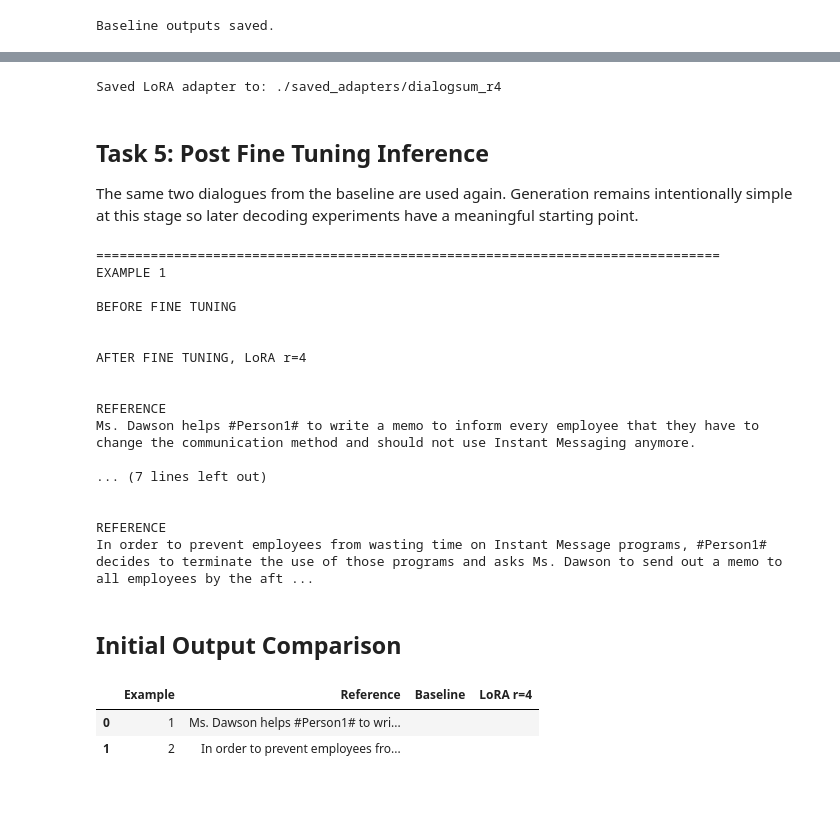
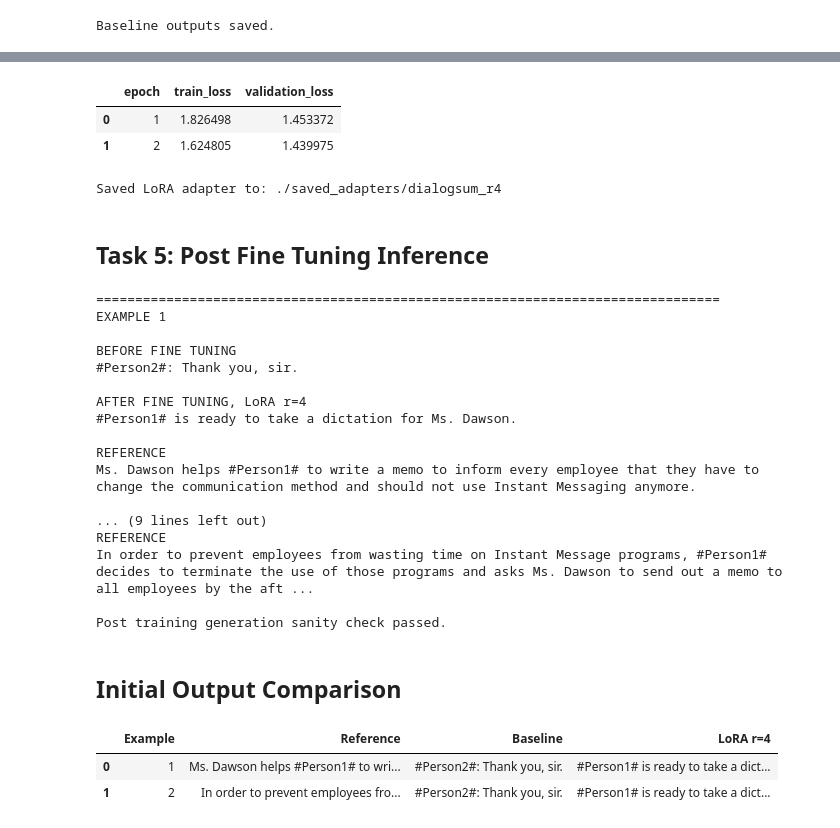
Before and after one commit to DrashtiShah23/data266-2046, a Jupyter notebook: hw5/HW5.ipynb, the cells around one changed output, grey strips where cells are left out. Saved outputs shown, nothing was run; the diff lists cells and outputs as text; code cells hidden in the pictures; blank space fills up the shorter version.

Commit message:
Fix LoRA training with stable manual training loop

```diff
--- a/hw5/HW5.ipynb
+++ b/hw5/HW5.ipynb
@@ -355,18 +400,26 @@ In order to prevent employees from wasting time on Instant Message programs, #Pe
 # %%
 os.makedirs("outputs", exist_ok=True)
 
-baseline_records = [
-    {
-        "example": i + 1,
-        "dialogue": evaluation_examples[i]["dialogue"],
-        "reference": evaluation_examples[i]["reference"],
-        "baseline": baseline_outputs[i],
-    }
-    for i in range(2)
-]
+with open("outputs/baseline_outputs.json", "w", encoding="utf8") as f:
+    json.dump(
+        [
+            {
+                "example": i + 1,
+                "dialogue": evaluation_examples[i]["dialogue"],
+                "reference": evaluation_examples[i]["reference"],
+                "baseline": baseline_outputs[i],
+            }
+            for i in range(2)
+        ],
+        f,
+        indent=2,
+        ensure_ascii=False,
+    )
 
-with open("outputs/baseline_outputs.json", "w", encoding="utf8") as f:
-    json.dump(baseline_records, f, indent=2, ensure_ascii=False)
+del baseline_model
+
+if torch.cuda.is_available():
+    torch.cuda.empty_cache()
 
 print("Baseline outputs saved.")
 # %% [output]
@@ -398,10 +444,12 @@ lora_config = LoraConfig(
 
 model = get_peft_model(base_model, lora_config)
 model = model.to(device)
+model.config.use_cache = False
 
 total_params = sum(p.numel() for p in model.parameters())
 trainable_params = sum(
-    p.numel() for p in model.parameters()
+    p.numel()
+    for p in model.parameters()
     if p.requires_grad
 )
 
@@ -490,2 +696,9 @@ Training time: 85.12 seconds
+# %%
+history_df = pd.DataFrame(training_history)
+history_df
+# %% [output]
+|  | epoch | train_loss | validation_loss |
+| 0 | 1 | 1.826498 | 1.453372 |
+| 1 | 2 | 1.624805 | 1.439975 |
 # %%
 adapter_dir = "./saved_adapters/dialogsum_r4"
@@ -498,11 +710,11 @@ tokenizer.save_pretrained(adapter_dir)
 print("Saved LoRA adapter to:", adapter_dir)
 # %% [output]
 Saved LoRA adapter to: ./saved_adapters/dialogsum_r4
-# %% [markdown]
-## Task 5: Post Fine Tuning Inference
-
-The same two dialogues from the baseline are used again. Generation remains intentionally simple at this stage so later decoding experiments have a meaningful starting point.
+# %% [markdown]
+## Task 5: Post Fine Tuning Inference
 # %%
+model.config.use_cache = True
+
 r4_outputs = [
     generate_summary(model, example["dialogue"])
     for example in evaluation_examples
@@ -521,39 +733,45 @@ for i in range(2):
     print("REFERENCE")
     print(evaluation_examples[i]["reference"])
     print()
+
+assert all(x.strip() for x in r4_outputs)
+print("Post training generation sanity check passed.")
 # %% [output]
 ================================================================================
 EXAMPLE 1
 
 BEFORE FINE TUNING
-
+#Person2#: Thank you, sir.
 
 AFTER FINE TUNING, LoRA r=4
-
+#Person1# is ready to take a dictation for Ms. Dawson.
 
 REFERENCE
 Ms. Dawson helps #Person1# to write a memo to inform every employee that they have to change the communication method and should not use Instant Messaging anymore.
 
-... (7 lines left out)
-
-
+... (9 lines left out)
 REFERENCE
 In order to prevent employees from wasting time on Instant Message programs, #Person1# decides to terminate the use of those programs and asks Ms. Dawson to send out a memo to all employees by the aft ...
+
+Post training generation sanity check passed.
 # %% [markdown]
 ## Initial Output Comparison
 # %%
 comparison_df = pd.DataFrame(
     {
         "Example": [1, 2],
-        "Reference": [x["reference"] for x in evaluation_examples],
+        "Reference": [
+            example["reference"]
+            for example in evaluation_examples
+        ],
         "Baseline": baseline_outputs,
         "LoRA r=4": r4_outputs,
     }
 )
 
 pd.set_option("display.max_colwidth", None)
 comparison_df
 # %% [output]
 |  | Example | Reference | Baseline | LoRA r=4 |
-| 0 | 1 | Ms. Dawson helps #Person1# to wri... |  |  |
-| 1 | 2 | In order to prevent employees fro... |  |  |
+| 0 | 1 | Ms. Dawson helps #Person1# to wri... | #Person2#: Thank you, sir. | #Person1# is ready to take a dict... |
+| 1 | 2 | In order to prevent employees fro... | #Person2#: Thank you, sir. | #Person1# is ready to take a dict... |
```
Also changed, not shown: parts of 32 cells of this notebook.
